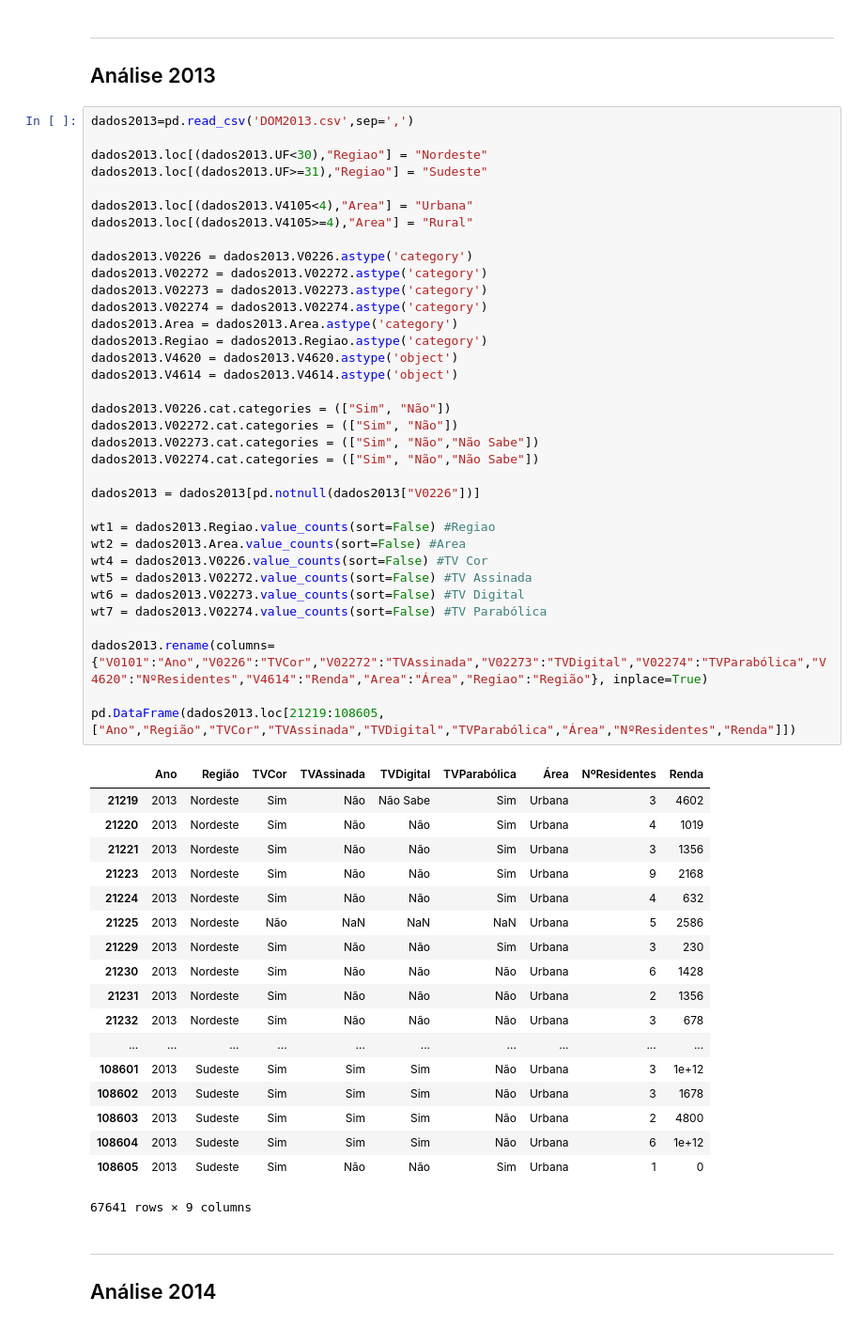
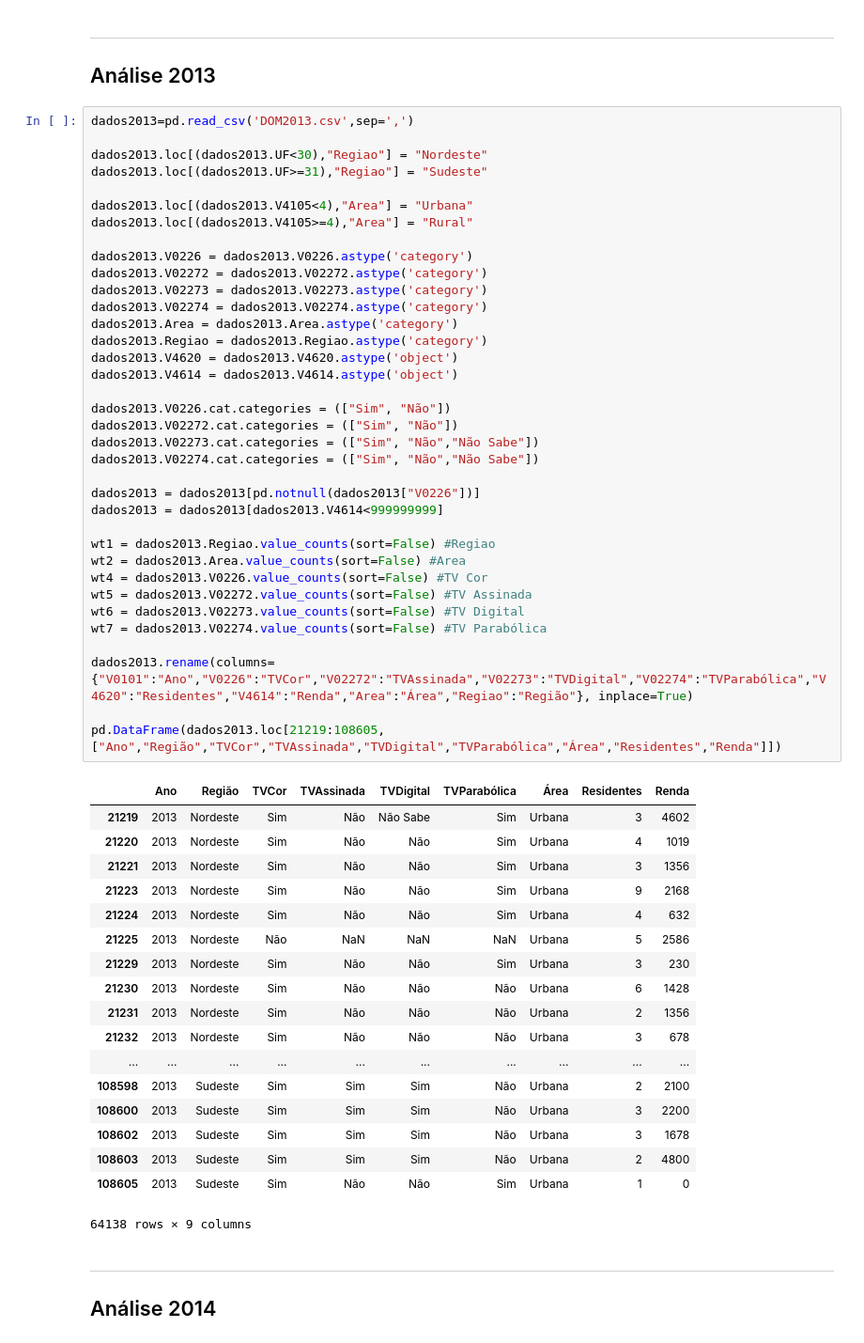
Before and after one commit to ThunderSly/CienciaDados, a Jupyter notebook: Projeto1 Layout.ipynb, the cells around one changed output. Shown at 94% size. Saved outputs shown, nothing was run; the diff lists cells and outputs as text.

```diff
--- a/Projeto1 Layout.ipynb
+++ b/Projeto1 Layout.ipynb
@@ -35,36 +35,37 @@ dados2013.loc[(dados2013.UF<30),"Regiao"] = "Nordeste"
 dados2013.loc[(dados2013.UF>=31),"Regiao"] = "Sudeste"
 
 dados2013.loc[(dados2013.V4105<4),"Area"] = "Urbana"
 dados2013.loc[(dados2013.V4105>=4),"Area"] = "Rural"
 
 dados2013.V0226 = dados2013.V0226.astype('category')
 dados2013.V02272 = dados2013.V02272.astype('category')
 dados2013.V02273 = dados2013.V02273.astype('category')
 dados2013.V02274 = dados2013.V02274.astype('category')
 dados2013.Area = dados2013.Area.astype('category')
 dados2013.Regiao = dados2013.Regiao.astype('category')
 dados2013.V4620 = dados2013.V4620.astype('object')
 dados2013.V4614 = dados2013.V4614.astype('object')
 
 dados2013.V0226.cat.categories = (["Sim", "Não"])
 dados2013.V02272.cat.categories = (["Sim", "Não"])
 dados2013.V02273.cat.categories = (["Sim", "Não","Não Sabe"])
 dados2013.V02274.cat.categories = (["Sim", "Não","Não Sabe"])
 
 dados2013 = dados2013[pd.notnull(dados2013["V0226"])]
+dados2013 = dados2013[dados2013.V4614<999999999]
 
 wt1 = dados2013.Regiao.value_counts(sort=False) #Regiao
 wt2 = dados2013.Area.value_counts(sort=False) #Area
 wt4 = dados2013.V0226.value_counts(sort=False) #TV Cor
 wt5 = dados2013.V02272.value_counts(sort=False) #TV Assinada
 wt6 = dados2013.V02273.value_counts(sort=False) #TV Digital
 wt7 = dados2013.V02274.value_counts(sort=False) #TV Parabólica
 
-dados2013.rename(columns={"V0101":"Ano","V0226":"TVCor","V02272":"TVAssinada","V02273":"TVDigital","V02274":"TVParabólica","V4620":"NºResidentes","V4614":"Renda","Area":"Área","Regiao":"Região"}, inplace=True)
+dados2013.rename(columns={"V0101":"Ano","V0226":"TVCor","V02272":"TVAssinada","V02273":"TVDigital","V02274":"TVParabólica","V4620":"Residentes","V4614":"Renda","Area":"Área","Regiao":"Região"}, inplace=True)
 
-pd.DataFrame(dados2013.loc[21219:108605,["Ano","Região","TVCor","TVAssinada","TVDigital","TVParabólica","Área","NºResidentes","Renda"]])
+pd.DataFrame(dados2013.loc[21219:108605,["Ano","Região","TVCor","TVAssinada","TVDigital","TVParabólica","Área","Residentes","Renda"]])
 # %% [output]
-|  | Ano | Região | TVCor | TVAssinada | TVDigital | TVParabólica | Área | NºResidentes | Renda |
+|  | Ano | Região | TVCor | TVAssinada | TVDigital | TVParabólica | Área | Residentes | Renda |
 | 21219 | 2013 | Nordeste | Sim | Não | Não Sabe | Sim | Urbana | 3 | 4602 |
 | 21220 | 2013 | Nordeste | Sim | Não | Não | Sim | Urbana | 4 | 1019 |
 | 21221 | 2013 | Nordeste | Sim | Não | Não | Sim | Urbana | 3 | 1356 |
@@ -76,12 +77,12 @@ pd.DataFrame(dados2013.loc[21219:108605,["Ano","Região","TVCor","TVAssinada","T
 | 21231 | 2013 | Nordeste | Sim | Não | Não | Não | Urbana | 2 | 1356 |
 | 21232 | 2013 | Nordeste | Sim | Não | Não | Não | Urbana | 3 | 678 |
 | ... | ... | ... | ... | ... | ... | ... | ... | ... | ... |
-| 108601 | 2013 | Sudeste | Sim | Sim | Sim | Não | Urbana | 3 | 1e+12 |
+| 108598 | 2013 | Sudeste | Sim | Sim | Sim | Não | Urbana | 2 | 2100 |
+| 108600 | 2013 | Sudeste | Sim | Sim | Sim | Não | Urbana | 3 | 2200 |
 | 108602 | 2013 | Sudeste | Sim | Sim | Sim | Não | Urbana | 3 | 1678 |
 | 108603 | 2013 | Sudeste | Sim | Sim | Sim | Não | Urbana | 2 | 4800 |
-| 108604 | 2013 | Sudeste | Sim | Sim | Sim | Não | Urbana | 6 | 1e+12 |
 | 108605 | 2013 | Sudeste | Sim | Não | Não | Sim | Urbana | 1 | 0 |
-67641 rows × 9 columns
+64138 rows × 9 columns
 # %% [markdown]
 ___
 ## Análise 2014
```
Also changed, not shown: parts of 7 cells of this notebook.
